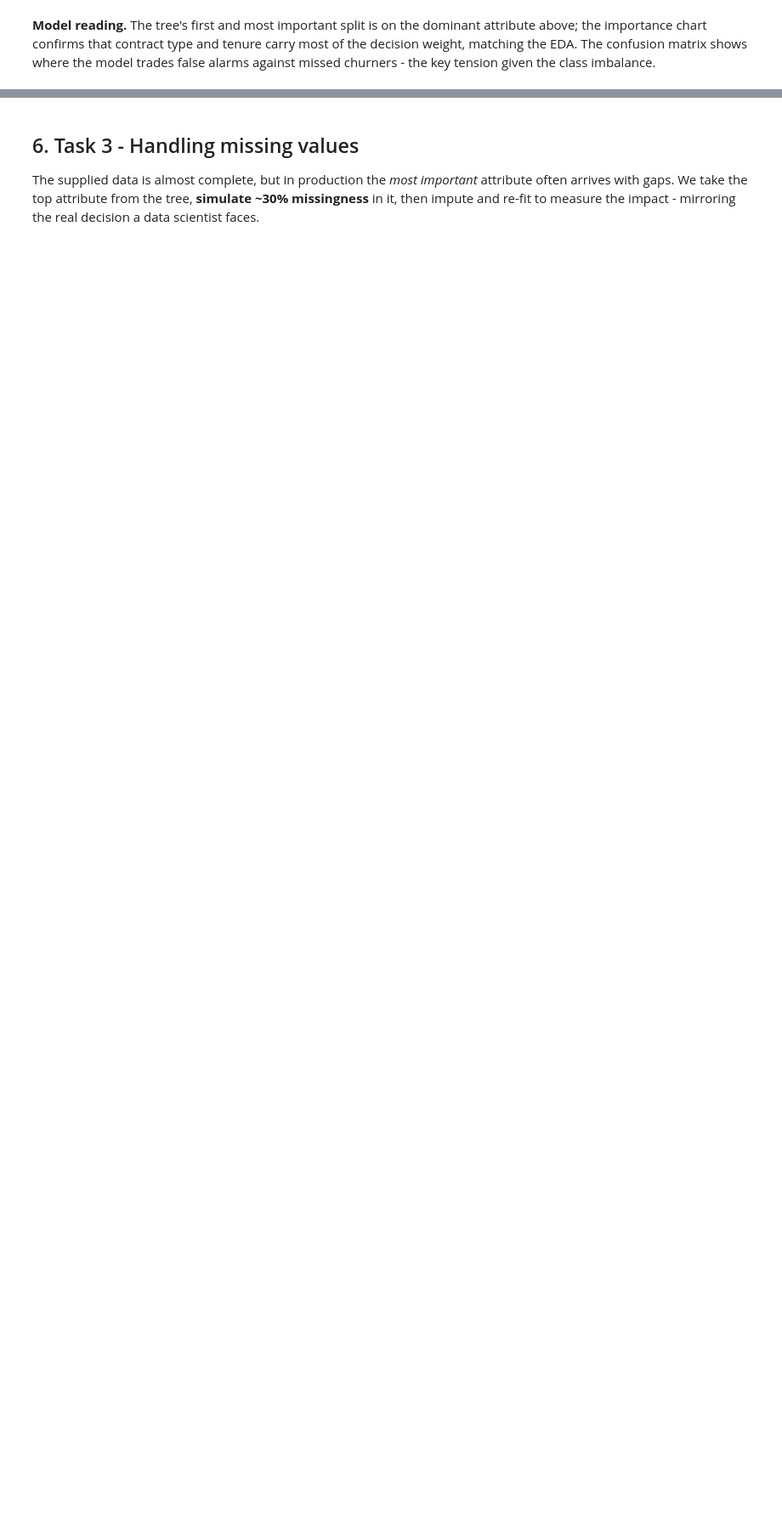
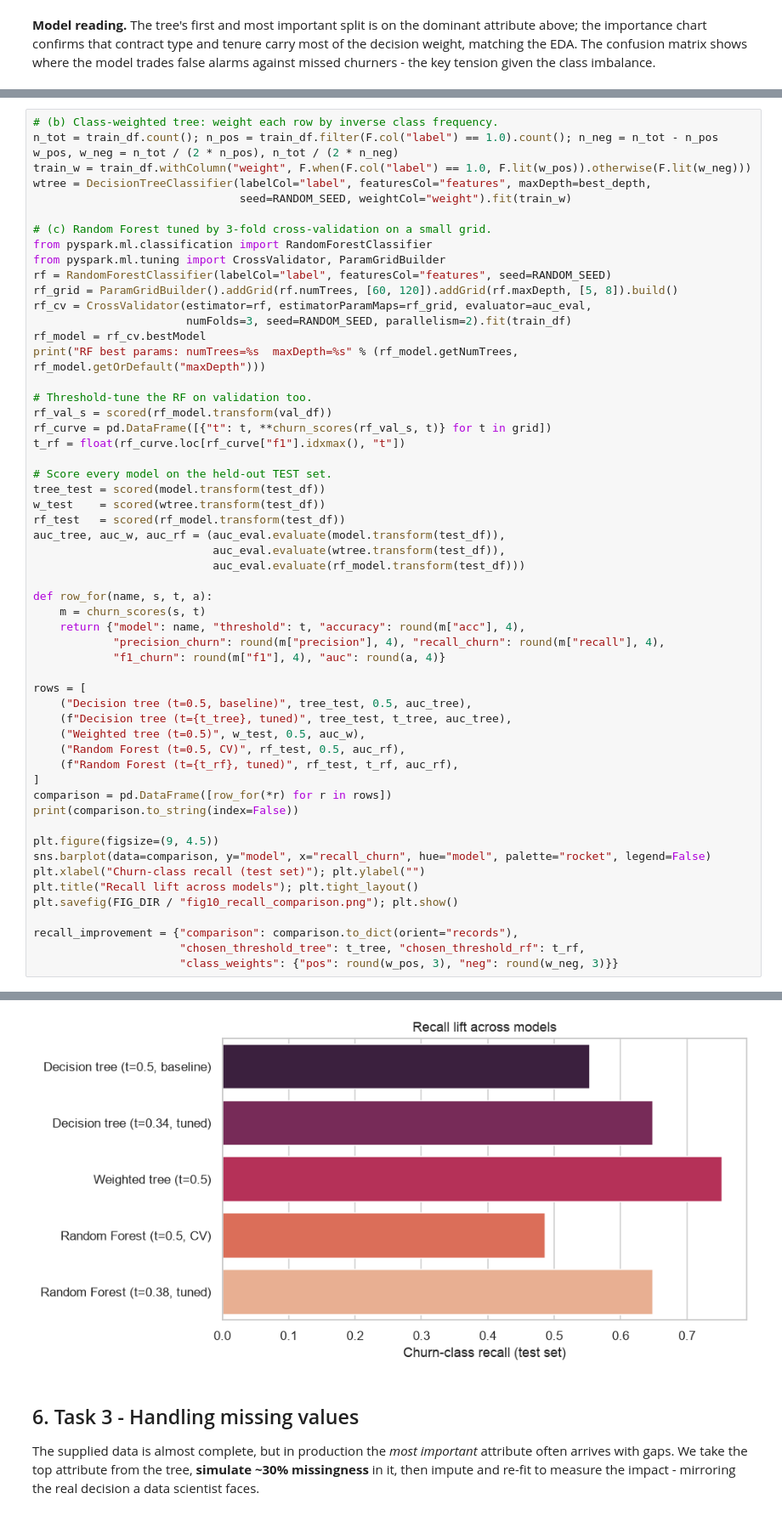
Before and after one commit to lfariabr/masters-swe-ai, a Jupyter notebook: 2026-T2/BDA/assignments/Assessment2/notebook/BDA601FariaLuis_Assessment2.ipynb, the cells around one changed output, grey strips where cells are left out. Shown at 85% size. Drawn from its saved outputs; the diff is of its cells as text; blank space fills up the shorter version.

```diff
--- a/2026-T2/BDA/assignments/Assessment2/notebook/BDA601FariaLuis_Assessment2.ipynb
+++ b/2026-T2/BDA/assignments/Assessment2/notebook/BDA601FariaLuis_Assessment2.ipynb
@@ -459,0 +506,57 @@ key tension given the class imbalance.
+# %%
+# (b) Class-weighted tree: weight each row by inverse class frequency.
+n_tot = train_df.count(); n_pos = train_df.filter(F.col("label") == 1.0).count(); n_neg = n_tot - n_pos
+w_pos, w_neg = n_tot / (2 * n_pos), n_tot / (2 * n_neg)
+train_w = train_df.withColumn("weight", F.when(F.col("label") == 1.0, F.lit(w_pos)).otherwise(F.lit(w_neg)))
+wtree = DecisionTreeClassifier(labelCol="label", featuresCol="features", maxDepth=best_depth,
+                               seed=RANDOM_SEED, weightCol="weight").fit(train_w)
+
+# (c) Random Forest tuned by 3-fold cross-validation on a small grid.
+from pyspark.ml.classification import RandomForestClassifier
+from pyspark.ml.tuning import CrossValidator, ParamGridBuilder
+rf = RandomForestClassifier(labelCol="label", featuresCol="features", seed=RANDOM_SEED)
+rf_grid = ParamGridBuilder().addGrid(rf.numTrees, [60, 120]).addGrid(rf.maxDepth, [5, 8]).build()
+rf_cv = CrossValidator(estimator=rf, estimatorParamMaps=rf_grid, evaluator=auc_eval,
+                       numFolds=3, seed=RANDOM_SEED, parallelism=2).fit(train_df)
+rf_model = rf_cv.bestModel
+print("RF best params: numTrees=%s  maxDepth=%s" % (rf_model.getNumTrees, rf_model.getOrDefault("maxDepth")))
+
+# Threshold-tune the RF on validation too.
+rf_val_s = scored(rf_model.transform(val_df))
+rf_curve = pd.DataFrame([{"t": t, **churn_scores(rf_val_s, t)} for t in grid])
+t_rf = float(rf_curve.loc[rf_curve["f1"].idxmax(), "t"])
+
+# Score every model on the held-out TEST set.
+tree_test = scored(model.transform(test_df))
+w_test    = scored(wtree.transform(test_df))
+rf_test   = scored(rf_model.transform(test_df))
+auc_tree, auc_w, auc_rf = (auc_eval.evaluate(model.transform(test_df)),
+                           auc_eval.evaluate(wtree.transform(test_df)),
+                           auc_eval.evaluate(rf_model.transform(test_df)))
+
+def row_for(name, s, t, a):
+    m = churn_scores(s, t)
+    return {"model": name, "threshold": t, "accuracy": round(m["acc"], 4),
+            "precision_churn": round(m["precision"], 4), "recall_churn": round(m["recall"], 4),
+            "f1_churn": round(m["f1"], 4), "auc": round(a, 4)}
+
+rows = [
+    ("Decision tree (t=0.5, baseline)", tree_test, 0.5, auc_tree),
+    (f"Decision tree (t={t_tree}, tuned)", tree_test, t_tree, auc_tree),
+    ("Weighted tree (t=0.5)", w_test, 0.5, auc_w),
+    ("Random Forest (t=0.5, CV)", rf_test, 0.5, auc_rf),
+    (f"Random Forest (t={t_rf}, tuned)", rf_test, t_rf, auc_rf),
+]
+comparison = pd.DataFrame([row_for(*r) for r in rows])
+print(comparison.to_string(index=False))
+
+plt.figure(figsize=(9, 4.5))
+sns.barplot(data=comparison, y="model", x="recall_churn", hue="model", palette="rocket", legend=False)
+plt.xlabel("Churn-class recall (test set)"); plt.ylabel("")
+plt.title("Recall lift across models"); plt.tight_layout()
+plt.savefig(FIG_DIR / "fig10_recall_comparison.png"); plt.show()
+
+recall_improvement = {"comparison": comparison.to_dict(orient="records"),
+                      "chosen_threshold_tree": t_tree, "chosen_threshold_rf": t_rf,
+                      "class_weights": {"pos": round(w_pos, 3), "neg": round(w_neg, 3)}}
+# %% [output]
@@ -460,3 +570,4 @@ key tension given the class imbalance.
+[figure, added]
 # %% [markdown]
 ## 6. Task 3 - Handling missing values
 
```
Also changed, not shown: parts of 6 cells of this notebook, 5 other files.
